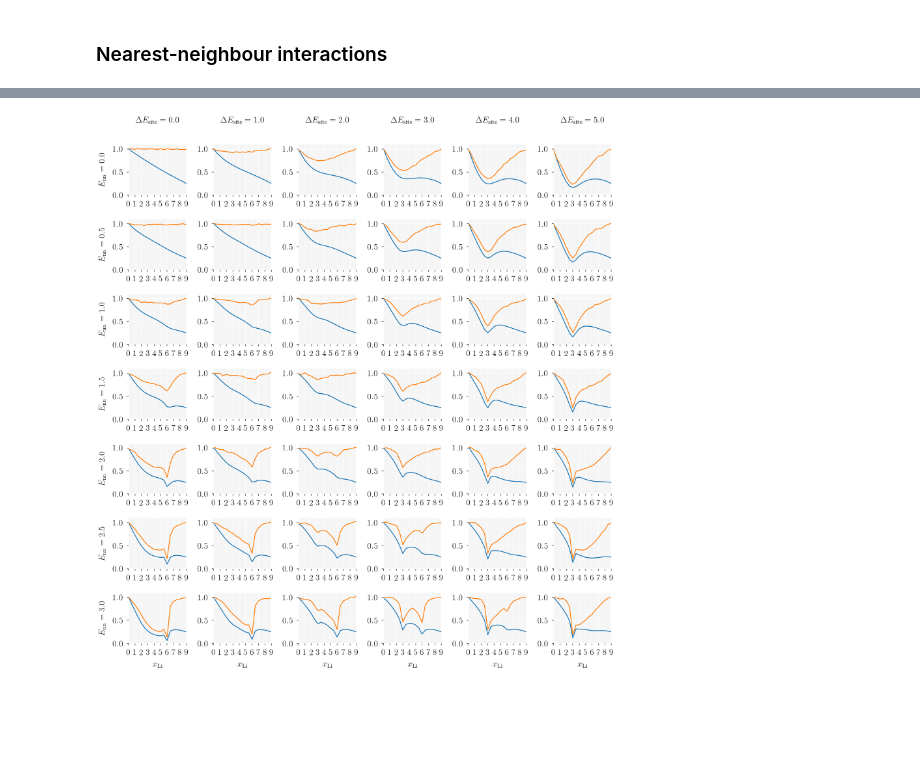
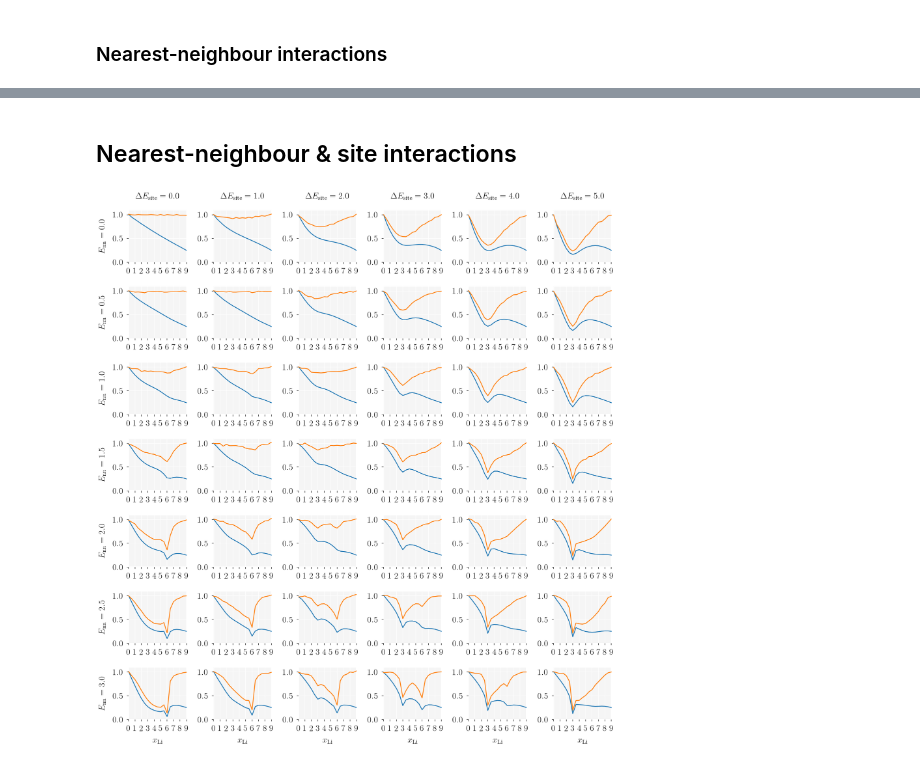
Before and after one commit to bjmorgan/garnet-lgmc-data, a Jupyter notebook: analysis/garnet_LGMC.ipynb, the cells around one changed output, grey strips where cells are left out. Cells and saved outputs as stored; diff of their text form; code cells hidden in the pictures; blank space fills up the shorter version.

Commit message:
Complete draft of all figures

```diff
--- a/analysis/garnet_LGMC.ipynb
+++ b/analysis/garnet_LGMC.ipynb
@@ -254,5 +246,7 @@ fig.savefig(filename = '../figures/nearest_neighbour_data.pdf' )
+# %% [markdown]
+## Nearest-neighbour & site interactions
 # %%
-def sub_plot( ax, df, x, y, x_range, y_range, log_plot=False ):
+def sub_plot( ax, df, x, y, x_range, y_range, logy=False ):
     df = data.loc[ ( data.E_nn == E_nn ) & ( data.E_site == E_site ) ]
     ax.set_xlim( x_range )
     ax.set_ylim( y_range )
@@ -260,10 +254,7 @@ def sub_plot( ax, df, x, y, x_range, y_range, log_plot=False ):
     for s in [ 'top', 'bottom', 'left', 'right' ]:
         ax.spines[s].set_visible(False)
     if not df.empty:
-        if not log_plot:
-            df.plot( x=x, y=y, ax=ax, legend=None )
-        else:
-            df.plot( x=x, y=y, ax=ax, legend=None, logy=True,  clip_on=False )
+        df.plot( x=x, y=y, ax=ax, legend=None, logy=logy, clip_on=False )
     ax.set_xlabel('')
 
 def label_plot( axes, site_energies, nn_energies ):
@@ -279,21 +270,23 @@ def label_plot( axes, site_energies, nn_energies ):
         ax.set_xlabel( r"$x_\mathrm{Li}$", fontsize=fontsize )
 # %%
 nn_energies = [ 0.0, 0.5, 1.0, 1.5, 2.0, 2.5, 3.0 ]
-site_energies = [ 0.0, 1.0, 2.0, 3.0, 4.0, 5.0 ]
+
+
+rcParams['axes.titlepad'] = 10
 
 fig, axes = plt.subplots(nrows=len(nn_energies), ncols=len(site_energies), figsize = (14, 15) )
 for i, E_nn in enumerate( nn_energies ):
     for j, E_site in enumerate( site_energies ):
         df = data.loc[ ( data.E_nn == E_nn ) & ( data.E_site == E_site ) ]
         sub_plot( axes[i, j], df, x='n_Li', y=[ 'f', 'f_I' ], x_range=[0, 9.0], y_range=[0.0, 1.1] )
         label_plot( axes, site_energies, nn_energies )
 
 plt.tight_layout()
 
 fig.tight_layout()
 fig.savefig( filename = '../figures/correlation_miniplots.pdf' )
 # %% [output]
-[figure, old version]
+[figure, new version]
 # %%
 fig, axes = plt.subplots(nrows=len(nn_energies), ncols=len(site_energies), figsize = (14, 15))
 for i, E_nn in enumerate( nn_energies ):
```
Also changed, not shown: parts of 13 cells of this notebook, 9 other files.
